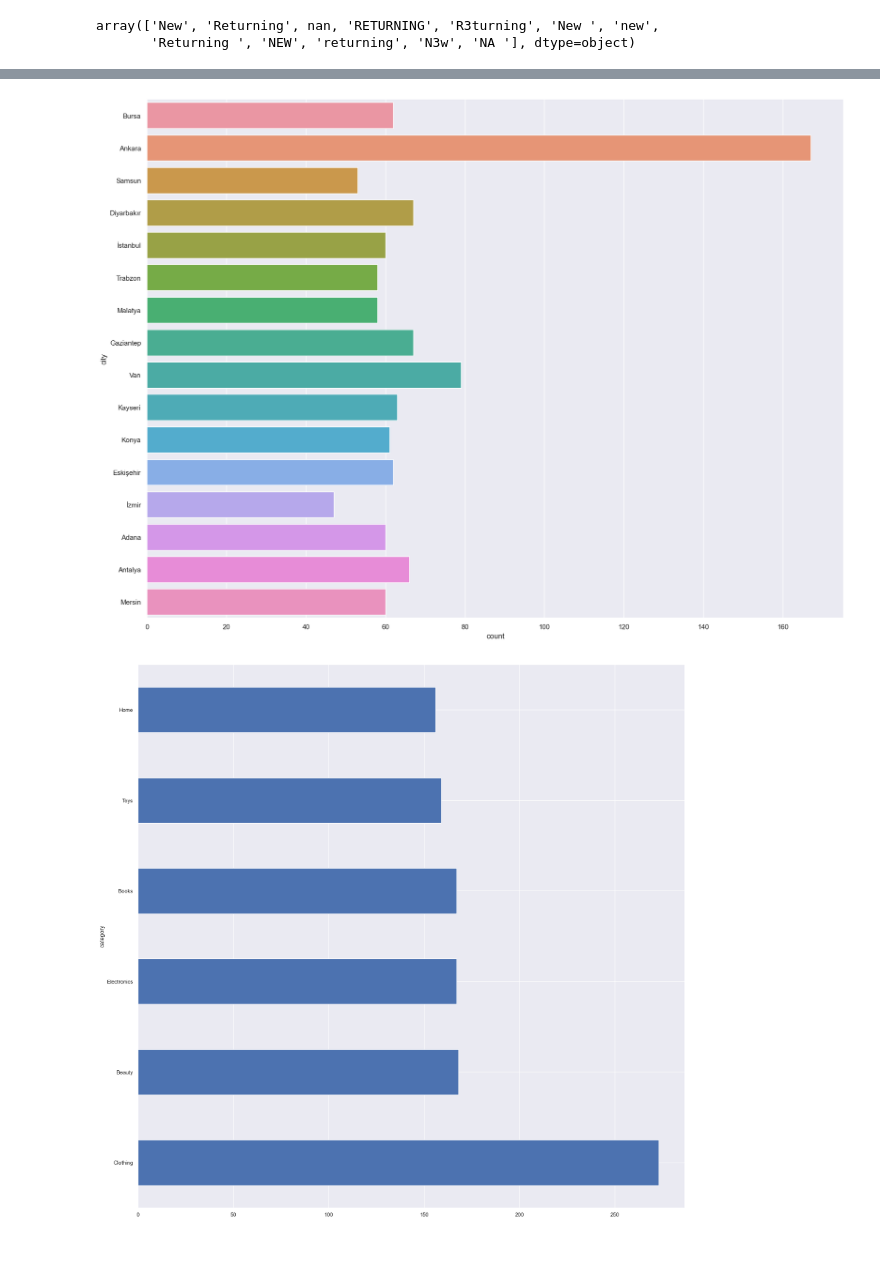
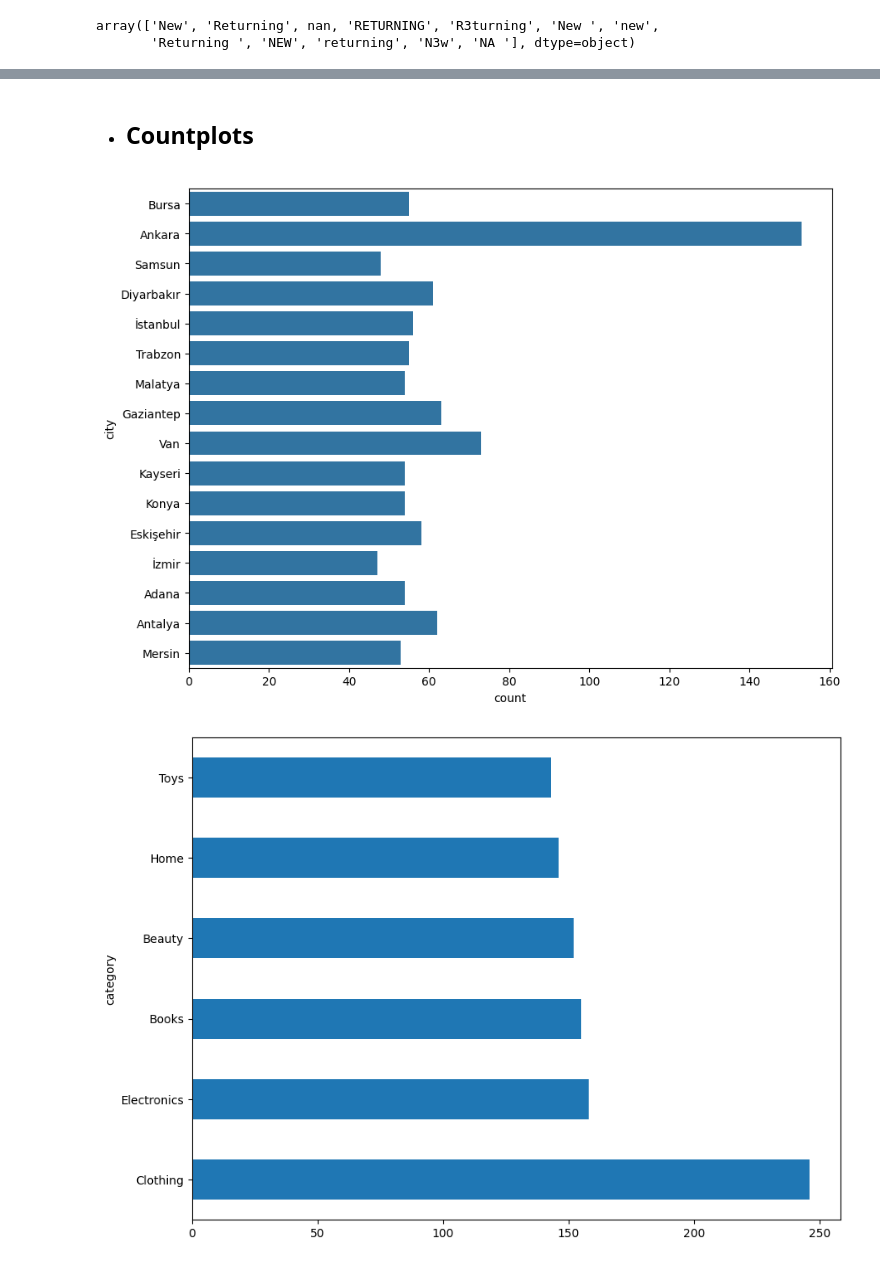
Before and after one commit to mtatbak/stat112FinalProject, a Jupyter notebook: 112.ipynb, the cells around one changed output, grey strips where cells are left out. Cells and saved outputs as stored; diff of their text form; code cells hidden in the pictures.

```diff
--- a/112.ipynb
+++ b/112.ipynb
@@ -524,2 +622,4 @@ The 99.9th percentile value is 72.41
-# %%
-df = df[df['shipping_cost'] < 70]
+# %%
+#This code calculates the mean of the “shipping cost” column and assigns this mean value to all rows where the “shipping cost” is greater than 70.
+mean_shipping_cost = df['shipping cost'].mean()
+df.loc[df['shipping cost'] > 70, 'shipping cost'] = mean_shipping_cost
@@ -545,15 +647,22 @@ The 99.9th percentile value is 144.69
-# %%
-df = df[df['discount'] < 140]
+# %%
+#This code calculates the mean of the “discount” column and assigns this mean value to all rows where the “discount” is greater than 140.
+mean_shipping_cost = df['discount'].mean()
+df.loc[df['discount'] > 140, 'discount'] = mean_shipping_cost
+# %% [markdown]
+- ## Countplots
 # %%
-plt.figure(figsize = (20, 15))
+#Creates a horizontal count plot for the “city” column in the DataFrame df with a figure size of 10x7.5 inches, and displays the plot without a title.
+plt.figure(figsize = (10, 7.5))
 sns.countplot(y = df.city)
 plt.title("", fontsize = 20)
 plt.show()
 # %% [output]
-[figure, old version]
+[figure, new version]
 # %%
+#Creates a horizontal bar plot to display the count of each unique value in the “category” column of the DataFrame df.
+plt.figure(figsize = (10, 7.5))
 df["category"].value_counts().plot.barh();
 # %% [output]
-[figure, old version]
+[figure, new version]
 # %%
 plt.figure(figsize = (10, 5))
```
Also changed, not shown: parts of 110 cells of this notebook, 1 other file.
